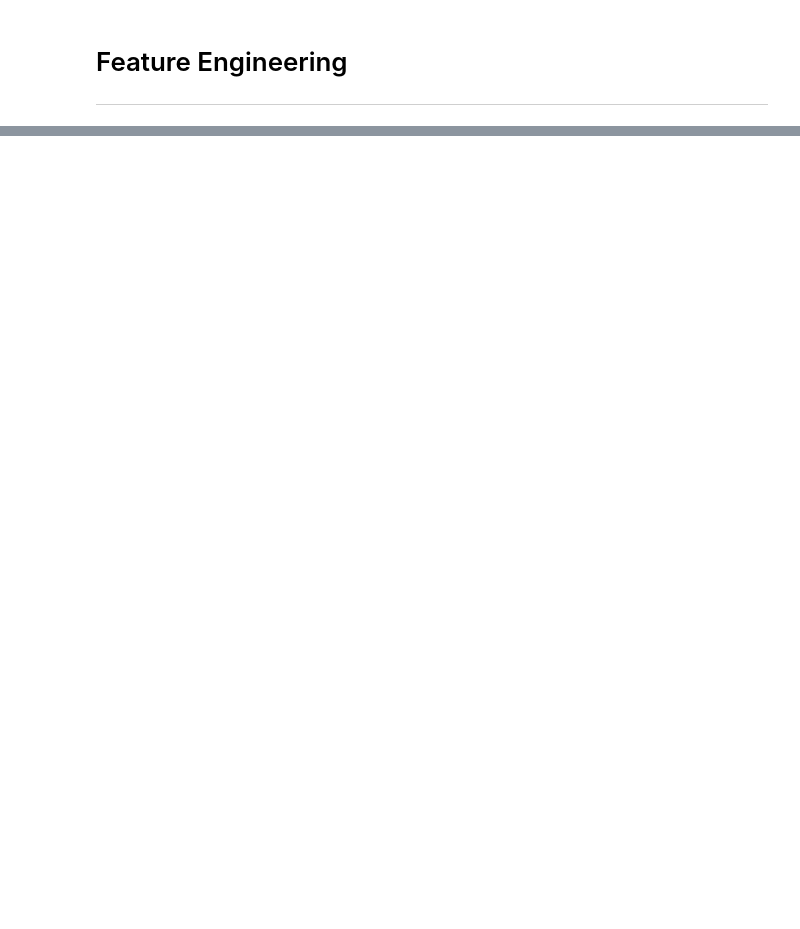
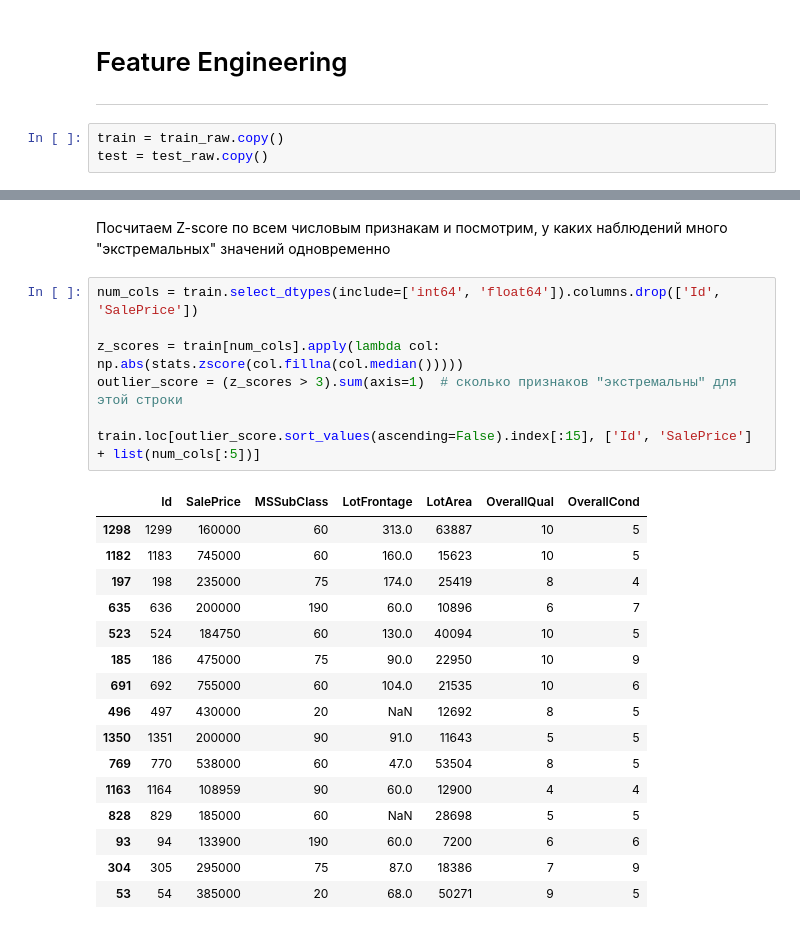
Before and after one commit to mukhamed-nnn/house_prices, a Jupyter notebook: eda.ipynb, the cells around one changed output, grey strips where cells are left out. Drawn from its saved outputs; the diff is of its cells as text; blank space fills up the shorter version.

```diff
--- a/eda.ipynb
+++ b/eda.ipynb
@@ -1139,3 +1140,6 @@ print_sorted_stats(stats_stage1)
 # %% [markdown]
 # Feature Engineering
 ---
+# %%
+train = train_raw.copy()
+test = test_raw.copy()
@@ -1141,0 +1158,26 @@ print_sorted_stats(stats_stage1)
+# %% [markdown]
+Посчитаем Z-score по всем числовым признакам и посмотрим, у каких наблюдений много "экстремальных" значений одновременно
+# %%
+num_cols = train.select_dtypes(include=['int64', 'float64']).columns.drop(['Id', 'SalePrice'])
+
+z_scores = train[num_cols].apply(lambda col: np.abs(stats.zscore(col.fillna(col.median()))))
+outlier_score = (z_scores > 3).sum(axis=1)  # сколько признаков "экстремальны" для этой строки
+
+train.loc[outlier_score.sort_values(ascending=False).index[:15], ['Id', 'SalePrice'] + list(num_cols[:5])]
+# %% [output]
+|  | Id | SalePrice | MSSubClass | LotFrontage | LotArea | OverallQual | OverallCond |
+| 1298 | 1299 | 160000 | 60 | 313.0 | 63887 | 10 | 5 |
+| 1182 | 1183 | 745000 | 60 | 160.0 | 15623 | 10 | 5 |
+| 197 | 198 | 235000 | 75 | 174.0 | 25419 | 8 | 4 |
+| 635 | 636 | 200000 | 190 | 60.0 | 10896 | 6 | 7 |
+| 523 | 524 | 184750 | 60 | 130.0 | 40094 | 10 | 5 |
+| 185 | 186 | 475000 | 75 | 90.0 | 22950 | 10 | 9 |
+| 691 | 692 | 755000 | 60 | 104.0 | 21535 | 10 | 6 |
+| 496 | 497 | 430000 | 20 | NaN | 12692 | 8 | 5 |
+| 1350 | 1351 | 200000 | 90 | 91.0 | 11643 | 5 | 5 |
+| 769 | 770 | 538000 | 60 | 47.0 | 53504 | 8 | 5 |
+| 1163 | 1164 | 108959 | 90 | 60.0 | 12900 | 4 | 4 |
+| 828 | 829 | 185000 | 60 | NaN | 28698 | 5 | 5 |
+| 93 | 94 | 133900 | 190 | 60.0 | 7200 | 6 | 6 |
+| 304 | 305 | 295000 | 75 | 87.0 | 18386 | 7 | 9 |
+| 53 | 54 | 385000 | 20 | 68.0 | 50271 | 9 | 5 |
```
Also changed, not shown: parts of 40 cells of this notebook, 1 other file.
